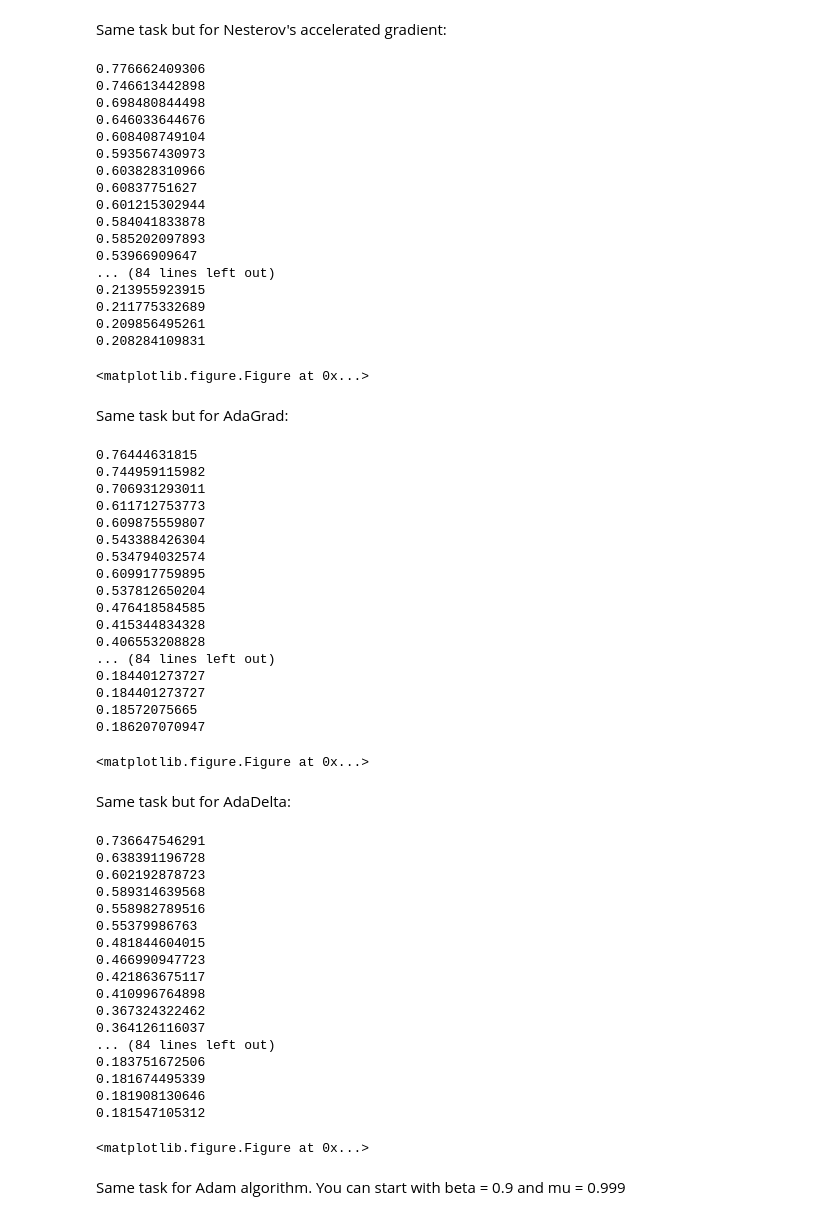
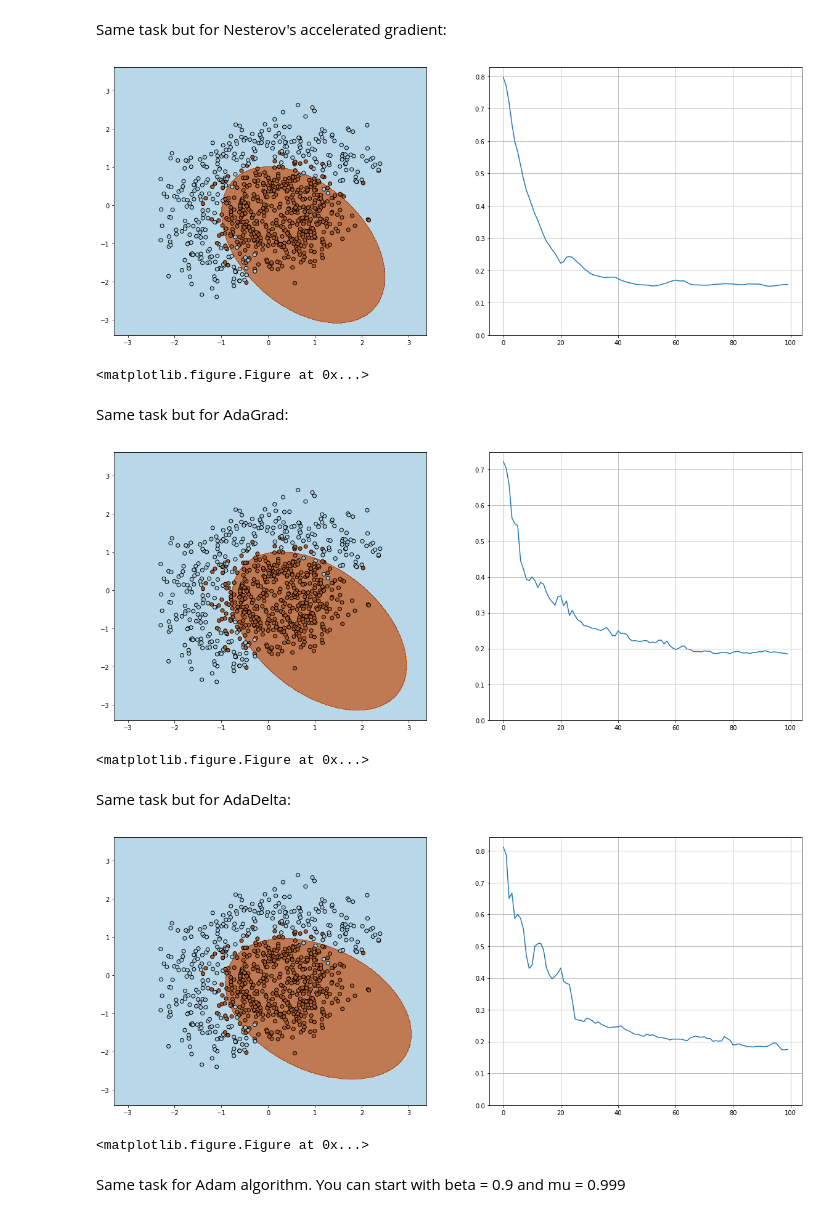
Before and after one commit to N-buga/au_dl_course, a Jupyter notebook: seminar_2/task_1.ipynb, the cells around one changed output. Drawn from its saved outputs; the diff is of its cells as text; code cells hidden in the pictures.

```diff
--- a/seminar_2/task_1.ipynb
+++ b/seminar_2/task_1.ipynb
@@ -223,53 +192,36 @@ Same task but for Nesterov's accelerated gradient:
 # %%
 alpha = 0.05 # learning rate
 mu    = 0.9 # momentum
 
 n_iter = 100
 batch_size = 4
 loss = np.zeros(n_iter)
 plt.figure(figsize=(12,5))
 
 w_tf = tf.Variable([1,0,0,0,0,0], dtype=tf.float32)
 momentum_tf = tf.Variable([0, 0, 0, 0, 0, 0], dtype=tf.float32)
 X_tf = tf.placeholder(dtype=tf.float32, name="X")
 y_tf = tf.placeholder(dtype=tf.float32, name="Y")
 
 loss_tf = compute_loss(X_tf, y_tf, w_tf)
 loss_grad = compute_grad(X_tf, y_tf, w_tf)
 update_weights_momentum = w_tf.assign(w_tf + momentum_tf)
 update_weights_gradient = w_tf.assign(w_tf - alpha*loss_grad)
 update_momentum = momentum_tf.assign(momentum_tf*mu - alpha*loss_grad)
 
 
 with tf.Session() as sess:
     sess.run(tf.global_variables_initializer())
     for i in range(n_iter):
         ind = random.sample(range(X.shape[0]), batch_size)
         sess.run([update_momentum, update_weights_momentum, update_weights_gradient], {X_tf: X[ind, :], y_tf: y[ind]})
         loss[i], w = sess.run([loss_tf, w_tf], {X_tf: X, y_tf: y})
-#        visualize(X[ind,:], y[ind], w, loss, n_iter)
         print(loss[i])
-# visualize(X, y, w, loss, n_iter)
-# plt.clf()
+visualize(X, y, w, loss, n_iter)
+plt.clf()
 # %% [output]
+[figure, added]
-0.776662409306
-0.746613442898
-0.698480844498
-0.646033644676
-0.608408749104
-0.593567430973
-0.603828310966
-0.60837751627
-0.601215302944
-0.584041833878
-0.585202097893
-0.53966909647
-... (84 lines left out)
-0.213955923915
-0.211775332689
-0.209856495261
-0.208284109831
+<matplotlib.figure.Figure at 0x...>
-<matplotlib.figure.Figure at 0x...>
 # %% [markdown]
 Same task but for AdaGrad:
 # %%
@@ -302,27 +254,11 @@ with tf.Session() as sess:
         loss[i], w = sess.run([loss_tf, w_tf], {X_tf: X, y_tf: y})
         print(loss[i])
 
-# visualize(X, y, w, loss, n_iter)
-# plt.clf()
+visualize(X, y, w, loss, n_iter)
+plt.clf()
 # %% [output]
+[figure, added]
-0.76444631815
-0.744959115982
-0.706931293011
-0.611712753773
-0.609875559807
-0.543388426304
-0.534794032574
-0.609917759895
-0.537812650204
-0.476418584585
-0.415344834328
-0.406553208828
-... (84 lines left out)
-0.184401273727
-0.184401273727
-0.18572075665
-0.186207070947
+<matplotlib.figure.Figure at 0x...>
-<matplotlib.figure.Figure at 0x...>
 # %% [markdown]
 Same task but for AdaDelta:
 # %%
@@ -355,25 +291,11 @@ with tf.Session() as sess:
         sess.run([update_weights, update_cw], {X_tf: X[ind, :], y_tf: y[ind]})
         loss[i], w = sess.run([loss_tf, w_tf], {X_tf: X, y_tf: y})
         print(loss[i])
+visualize(X, y, w, loss, n_iter)
+plt.clf()
 # %% [output]
+[figure, added]
-0.736647546291
-0.638391196728
-0.602192878723
-0.589314639568
-0.558982789516
-0.55379986763
-0.481844604015
-0.466990947723
-0.421863675117
-0.410996764898
-0.367324322462
-0.364126116037
-... (84 lines left out)
-0.183751672506
-0.181674495339
-0.181908130646
-0.181547105312
+<matplotlib.figure.Figure at 0x...>
-<matplotlib.figure.Figure at 0x...>
 # %% [markdown]
 Same task for Adam algorithm. You can start with beta = 0.9 and mu = 0.999
 # %%
```
Also changed, not shown: parts of 6 cells of this notebook, 1 other file.
